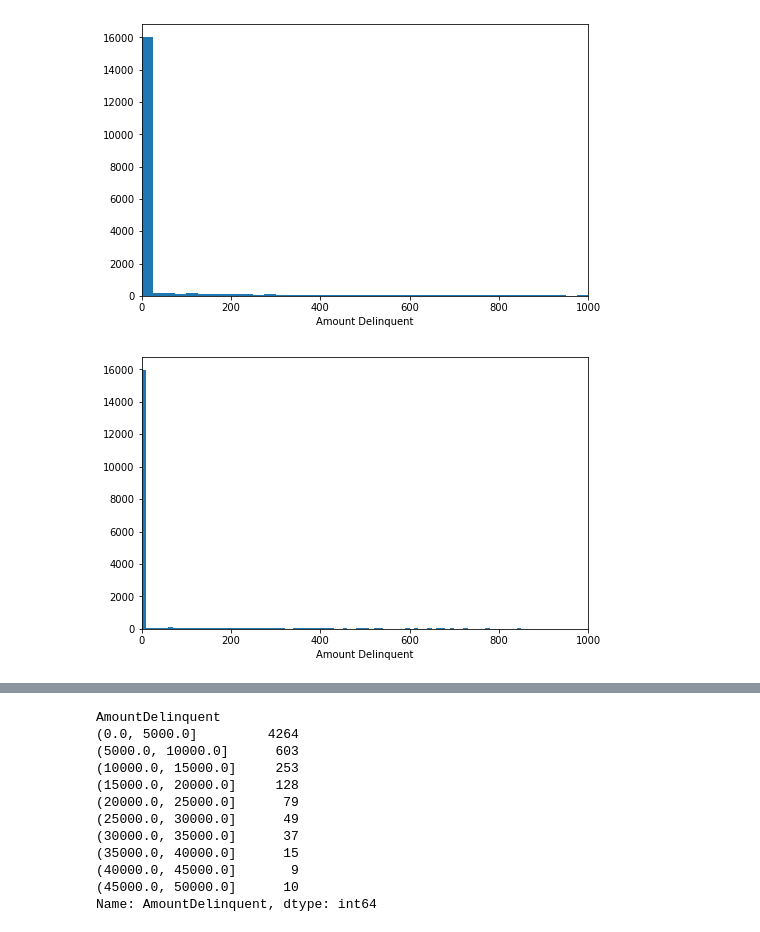
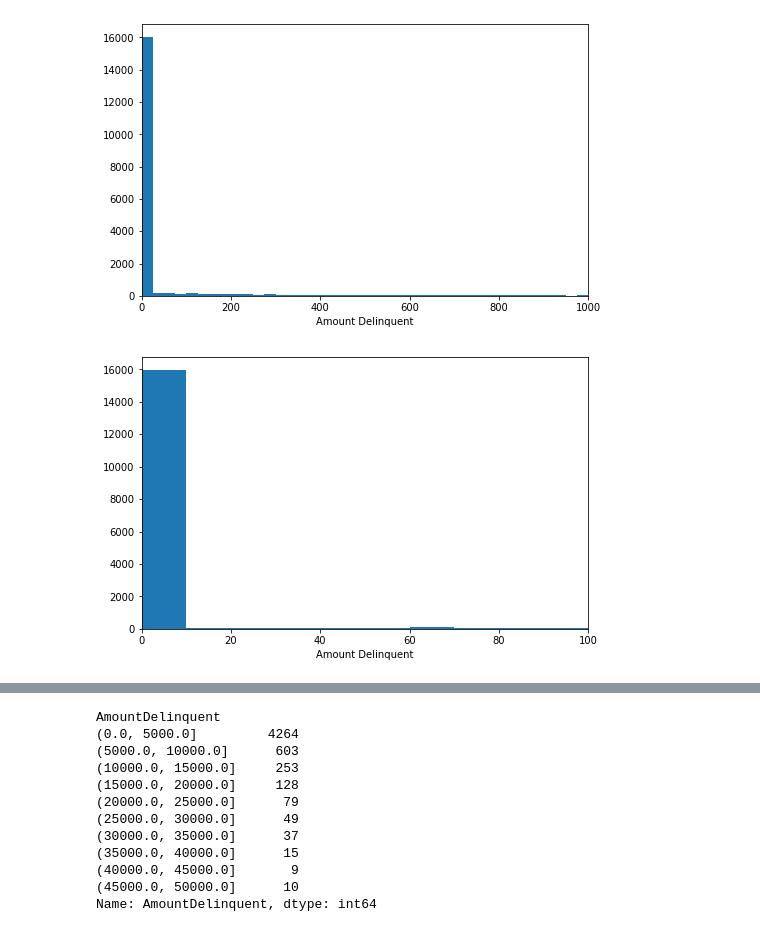
Before and after one commit to werdnamac/prosperloans, a Jupyter notebook: loan_exploration1.ipynb, the cells around one changed output, grey strips where cells are left out. Saved outputs shown, nothing was run; the diff lists cells and outputs as text; code cells hidden in the pictures.

```diff
--- a/loan_exploration1.ipynb
+++ b/loan_exploration1.ipynb
@@ -1011,15 +1077,15 @@ plt.show()
 # %%
 binsize = 10
 bins = np.arange(0, loans_to_2008['AmountDelinquent'].max()+binsize, binsize)
 
 plt.figure(figsize=[8, 5])
 plt.hist(data = loans_to_2008, x = 'AmountDelinquent', bins = bins)
 plt.xlabel('Amount Delinquent')
 #plt.xticks(rotation)
-plt.xlim(0, 1000)
+plt.xlim(0, 100)
 plt.show()
 # %% [output]
-[figure, old version]
+[figure, new version]
 # %%
 loans_to_2008.groupby('AmountDelinquent').count()
 # %% [output]
```
Also changed, not shown: parts of 46 cells of this notebook.
